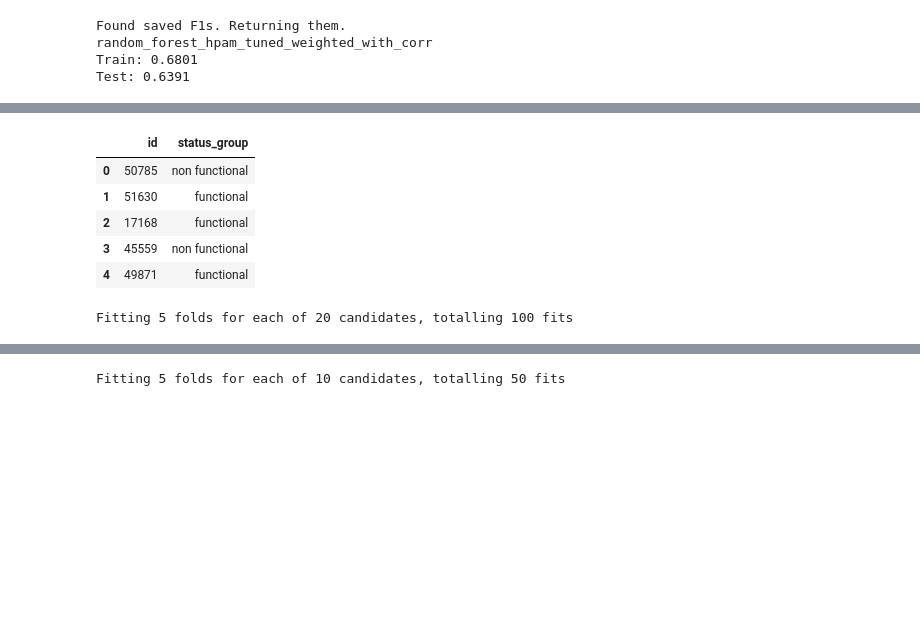
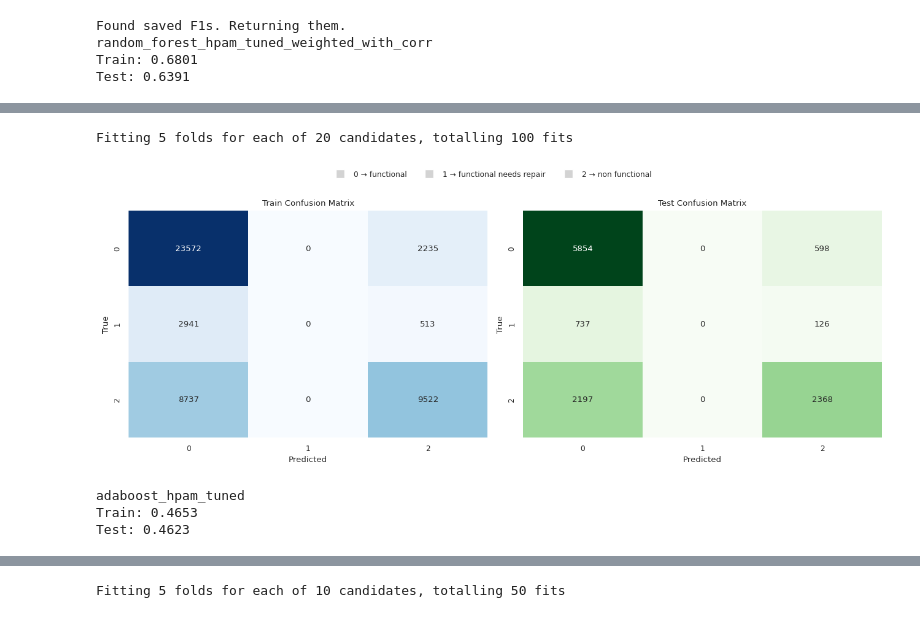
Before and after one commit to Magus4450/pump-it-up, a Jupyter notebook: train.ipynb, the cells around one changed output, grey strips where cells are left out. Cells and saved outputs as stored; diff of their text form; code cells hidden in the pictures; blank space fills up the shorter version.

```diff
--- a/train.ipynb
+++ b/train.ipynb
@@ -145,5 +144,6 @@ plot_f1_scores(res)
 ## Complex Models with Hyperparam Tuning
 # %%
 ## Fix preset
-PRESET = "log_transform+feature_engineer"
+PRESET_w_all = "log_transform+feature_engineer"
+PRESET_wo_all = "log_transform+feature_engineer+remove_correlated"
 # %%
@@ -316,9 +221,0 @@ pred_df["status_group"] = pre.target_le.inverse_transform(pred_df["status_group"
-# %%
-pred_df.head()
-# %% [output]
-|  | id | status_group |
-| 0 | 50785 | non functional |
-| 1 | 51630 | functional |
-| 2 | 17168 | functional |
-| 3 | 45559 | non functional |
-| 4 | 49871 | functional |
@@ -329,15 +243,18 @@ del model
 # %%
-model_name = "svc_hpam_tuned"
-svc = SVC(probability=True, class_weight="balanced", random_state=SEED)
+model_name = "adaboost_hpam_tuned_all"
+adb = AdaBoostClassifier(random_state=SEED)
 param_dist = {
-    "C": loguniform(1e-3, 1e3),
-    "gamma": loguniform(1e-4, 1e0),
-    "kernel": ["rbf", "poly", "sigmoid"],
-    "degree": randint(2, 6),
+    "n_estimators": randint(50, 1000),
+    "learning_rate": loguniform(1e-3, 1.0),
+    "algorithm": ["SAMME", "SAMME.R"],
 }
 train_f1, test_f1, model = train_w_hpam_search_and_eval(
-    model=svc, preset_name=PRESET, model_name=model_name, param_dist=param_dist, seed=SEED
+    model=adb, preset_name=PRESET_w_all, model_name=model_name, param_dist=param_dist, seed=SEED
 )
 print(f"{model_name}\nTrain: {train_f1:.4f}\nTest: {test_f1:.4f}")
 # %% [output]
 Fitting 5 folds for each of 20 candidates, totalling 100 fits
+[figure, added]
+adaboost_hpam_tuned
+Train: 0.4653
+Test: 0.4623
```
Also changed, not shown: parts of 30 cells of this notebook, 3 other files.
